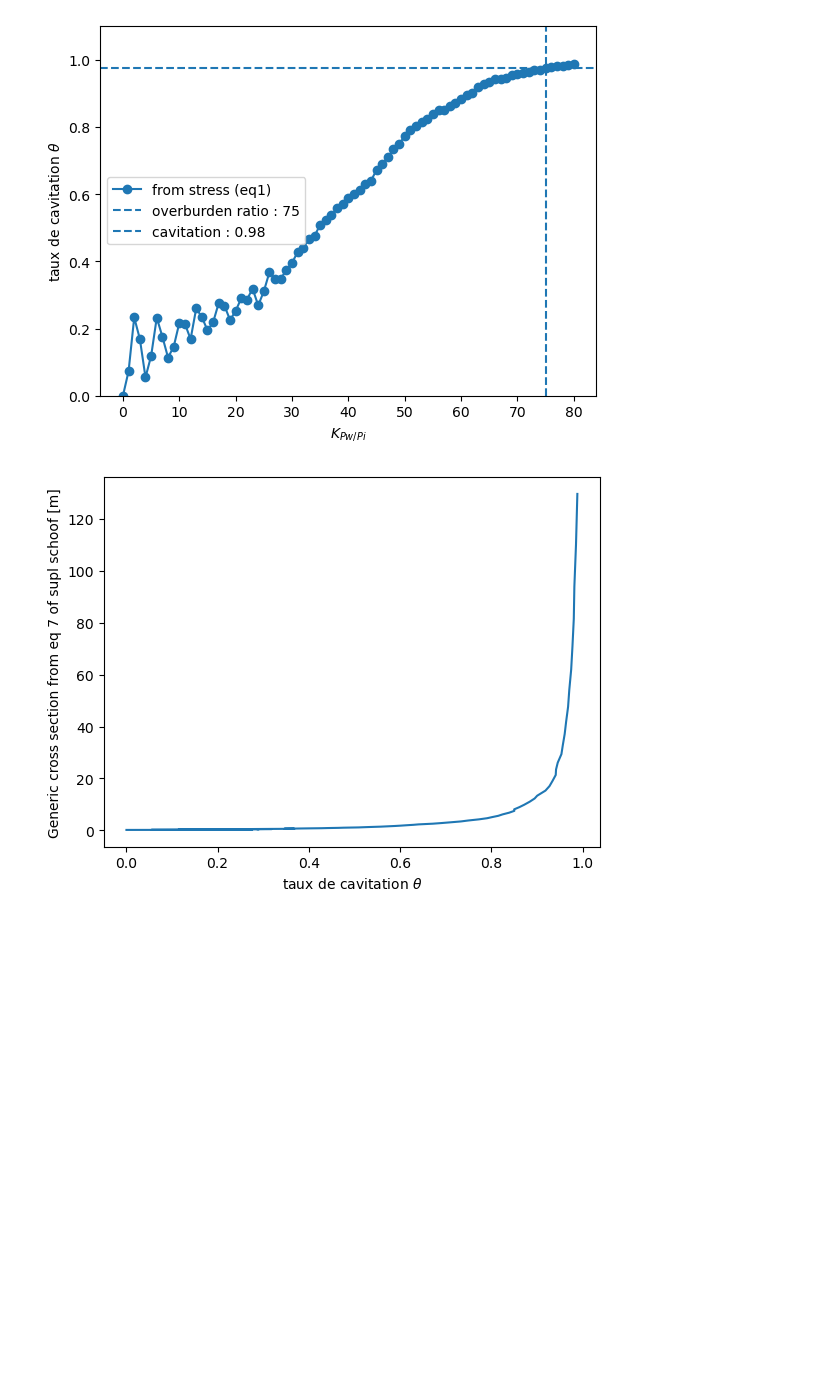
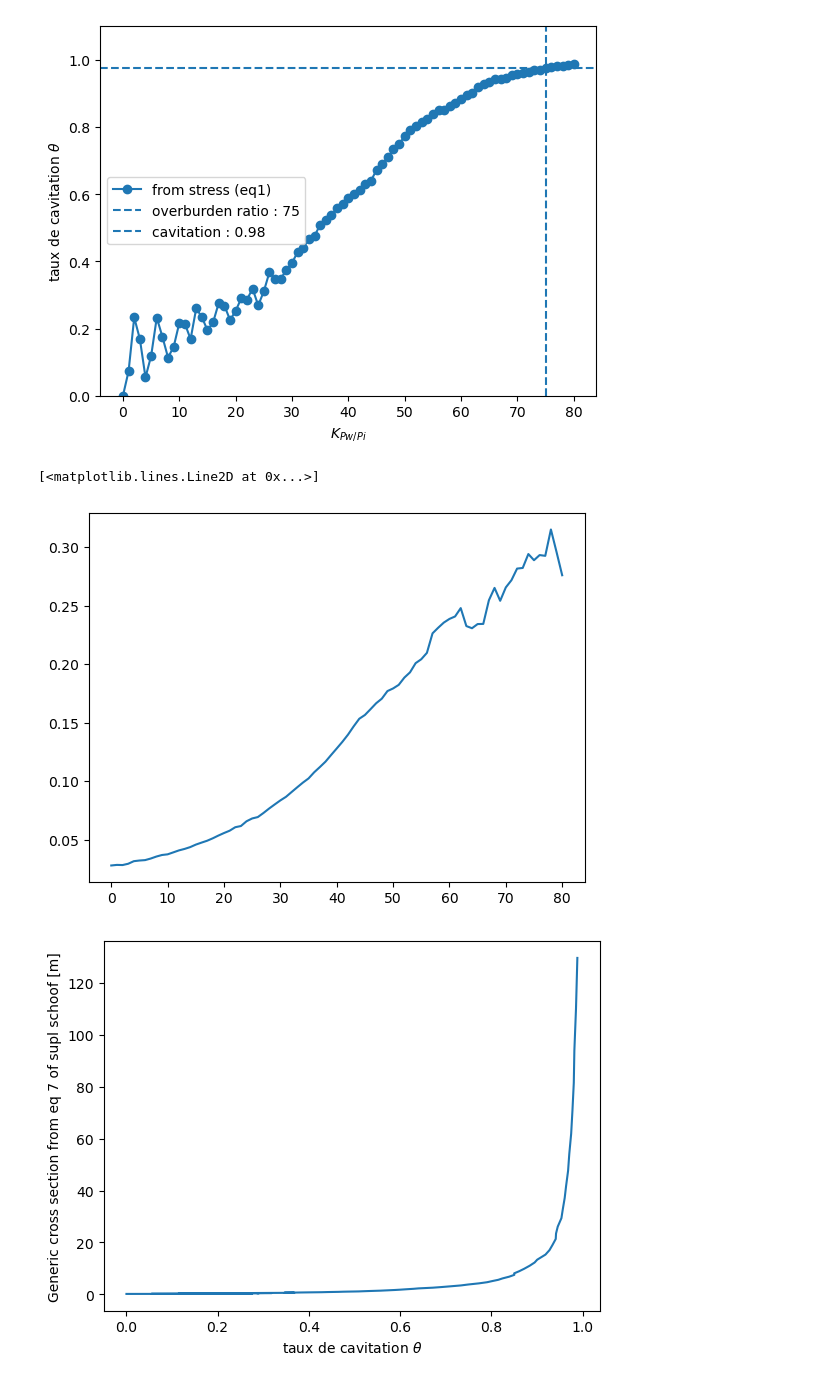
Before and after one commit to Felix-Gdd/cavity_waterflow, a Jupyter notebook: notebook_main_workflow.ipynb, the cells around one changed output. Drawn from its saved outputs; the diff is of its cells as text; code cells hidden in the pictures; blank space fills up the shorter version.

```diff
--- a/notebook_main_workflow.ipynb
+++ b/notebook_main_workflow.ipynb
@@ -57,6 +57,11 @@ cavitation_chosen, cavitation_list, all_the_other_values, tau_b_chosen, A_s = f.
 # %% [output]
 The found A_s is : 3.8465e-20 m s⁻¹ Pa^(-m)
 [figure]
+# %%
+plt.plot(A_s * np.array(all_the_other_values['tau_b'])**3/(2.5e-24*np.array(all_the_other_values['N_norm'])**3))
+# %% [output]
+[<matplotlib.lines.Line2D at 0x...>]
+[figure, added]
 # %%
 # Some tests and computations ... unimportant.
 
```
Also changed, not shown: 1 other file.
